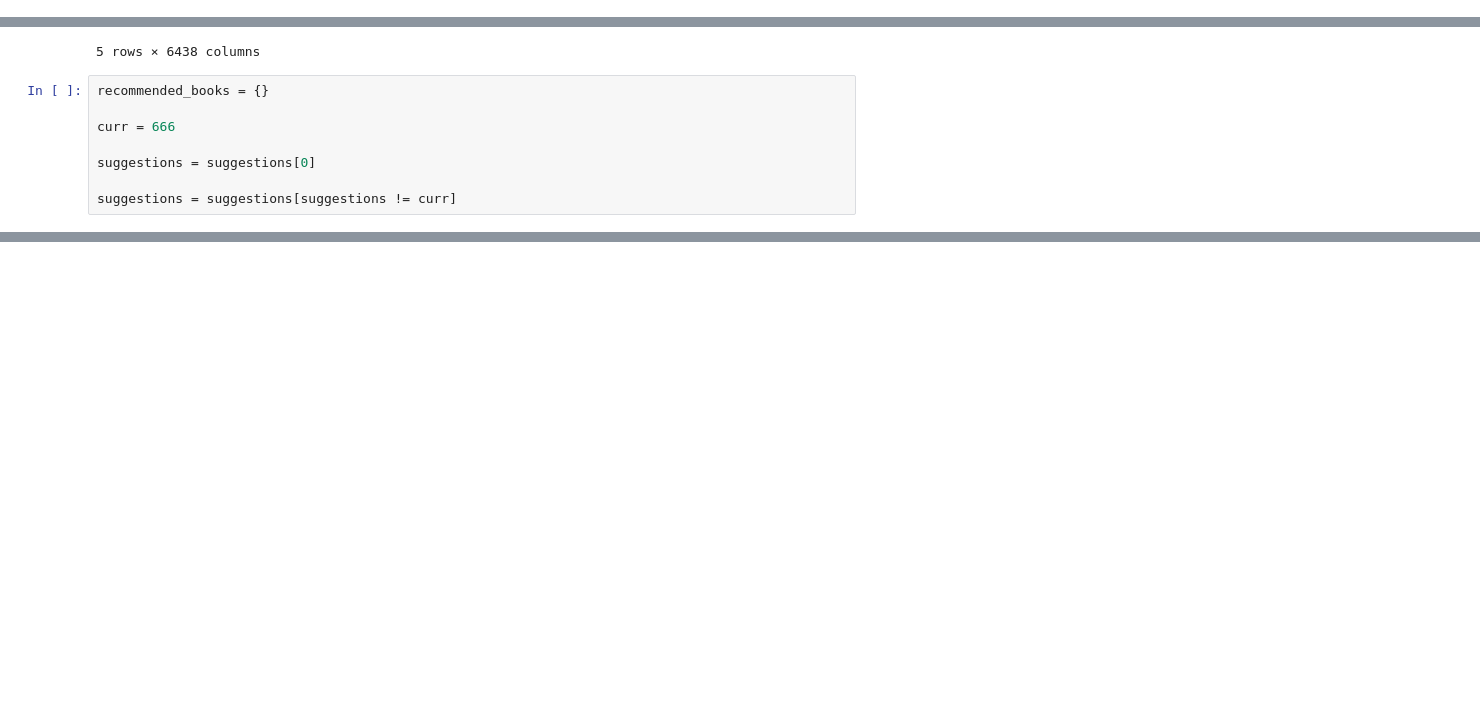
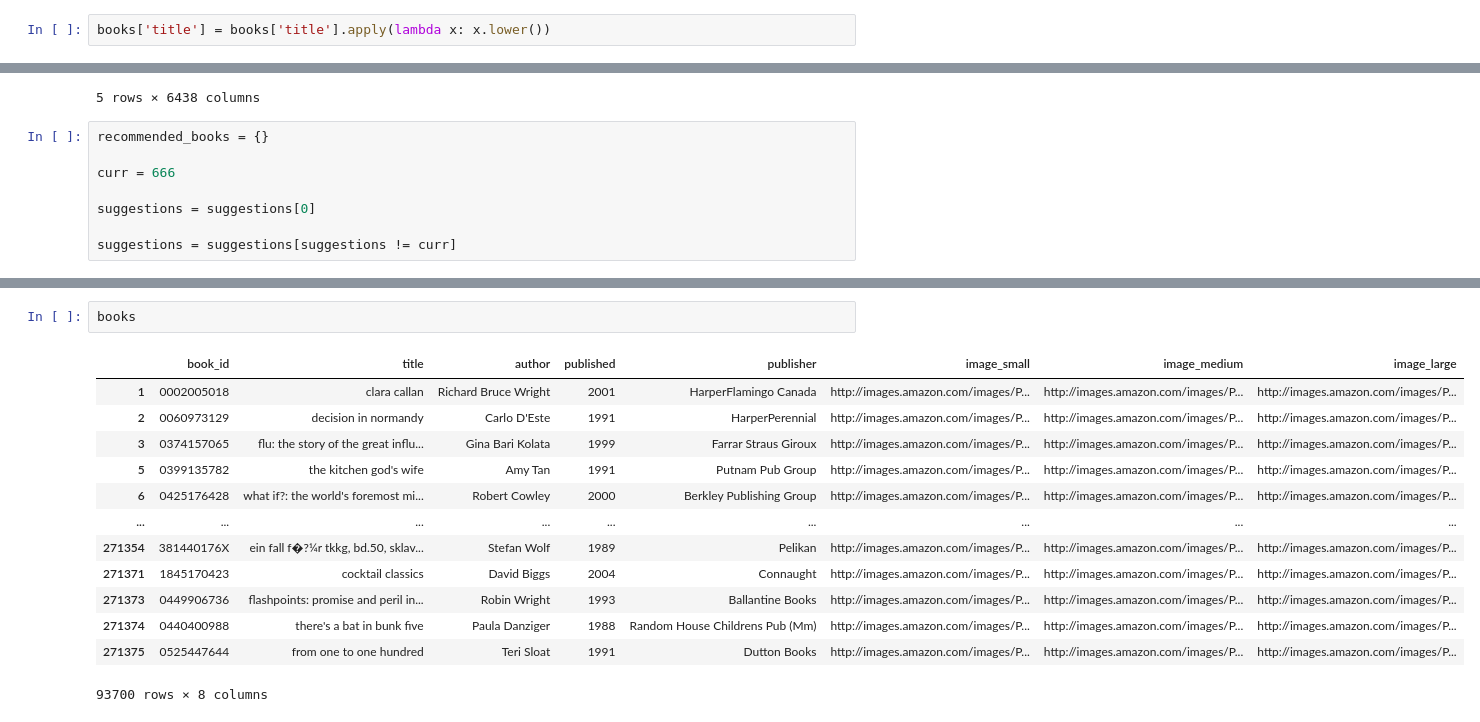
Before and after one commit to SanzharT/Books-Recommender-System, a Jupyter notebook: Books_recommender.ipynb, the cells around one changed output, grey strips where cells are left out. Drawn from its saved outputs; the diff is of its cells as text; blank space fills up the shorter version.

```diff
--- a/Books_recommender.ipynb
+++ b/Books_recommender.ipynb
@@ -57,3 +57,5 @@ combined = combined.loc[combined['score'] != 0].copy()
 books = books[books['book_id'].isin(combined.book_id.unique())].copy()
 # %% [markdown]
 Instead of working with object type columns like author, publisher; I decided to get median values for them
+# %%
+books['title'] = books['title'].apply(lambda x: x.lower())
@@ -207,0 +498,16 @@ recommended_books
+# %%
+books
+# %% [output]
+|  | book_id | title | author | published | publisher | image_small | image_medium | image_large |
+| 1 | 0002005018 | clara callan | Richard Bruce Wright | 2001 | HarperFlamingo Canada | http://images.amazon.com/images/P... | http://images.amazon.com/images/P... | http://images.amazon.com/images/P... |
+| 2 | 0060973129 | decision in normandy | Carlo D'Este | 1991 | HarperPerennial | http://images.amazon.com/images/P... | http://images.amazon.com/images/P... | http://images.amazon.com/images/P... |
+| 3 | 0374157065 | flu: the story of the great influ... | Gina Bari Kolata | 1999 | Farrar Straus Giroux | http://images.amazon.com/images/P... | http://images.amazon.com/images/P... | http://images.amazon.com/images/P... |
+| 5 | 0399135782 | the kitchen god's wife | Amy Tan | 1991 | Putnam Pub Group | http://images.amazon.com/images/P... | http://images.amazon.com/images/P... | http://images.amazon.com/images/P... |
+| 6 | 0425176428 | what if?: the world's foremost mi... | Robert Cowley | 2000 | Berkley Publishing Group | http://images.amazon.com/images/P... | http://images.amazon.com/images/P... | http://images.amazon.com/images/P... |
+| ... | ... | ... | ... | ... | ... | ... | ... | ... |
+| 271354 | 381440176X | ein fall f�?¼r tkkg, bd.50, sklav... | Stefan Wolf | 1989 | Pelikan | http://images.amazon.com/images/P... | http://images.amazon.com/images/P... | http://images.amazon.com/images/P... |
+| 271371 | 1845170423 | cocktail classics | David Biggs | 2004 | Connaught | http://images.amazon.com/images/P... | http://images.amazon.com/images/P... | http://images.amazon.com/images/P... |
+| 271373 | 0449906736 | flashpoints: promise and peril in... | Robin Wright | 1993 | Ballantine Books | http://images.amazon.com/images/P... | http://images.amazon.com/images/P... | http://images.amazon.com/images/P... |
+| 271374 | 0440400988 | there's a bat in bunk five | Paula Danziger | 1988 | Random House Childrens Pub (Mm) | http://images.amazon.com/images/P... | http://images.amazon.com/images/P... | http://images.amazon.com/images/P... |
+| 271375 | 0525447644 | from one to one hundred | Teri Sloat | 1991 | Dutton Books | http://images.amazon.com/images/P... | http://images.amazon.com/images/P... | http://images.amazon.com/images/P... |
+93700 rows × 8 columns
```
Also changed, not shown: parts of 41 cells of this notebook.
